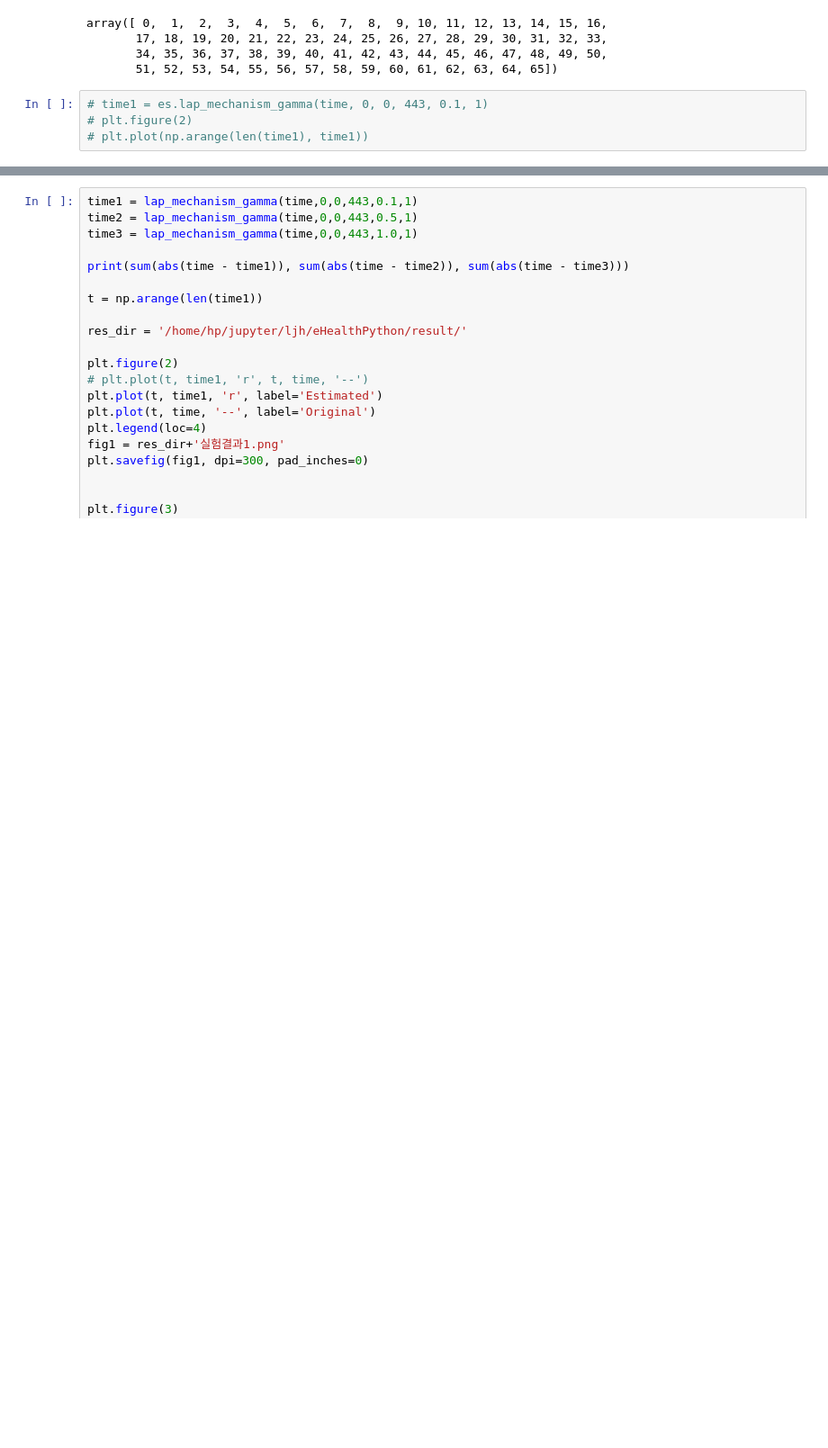
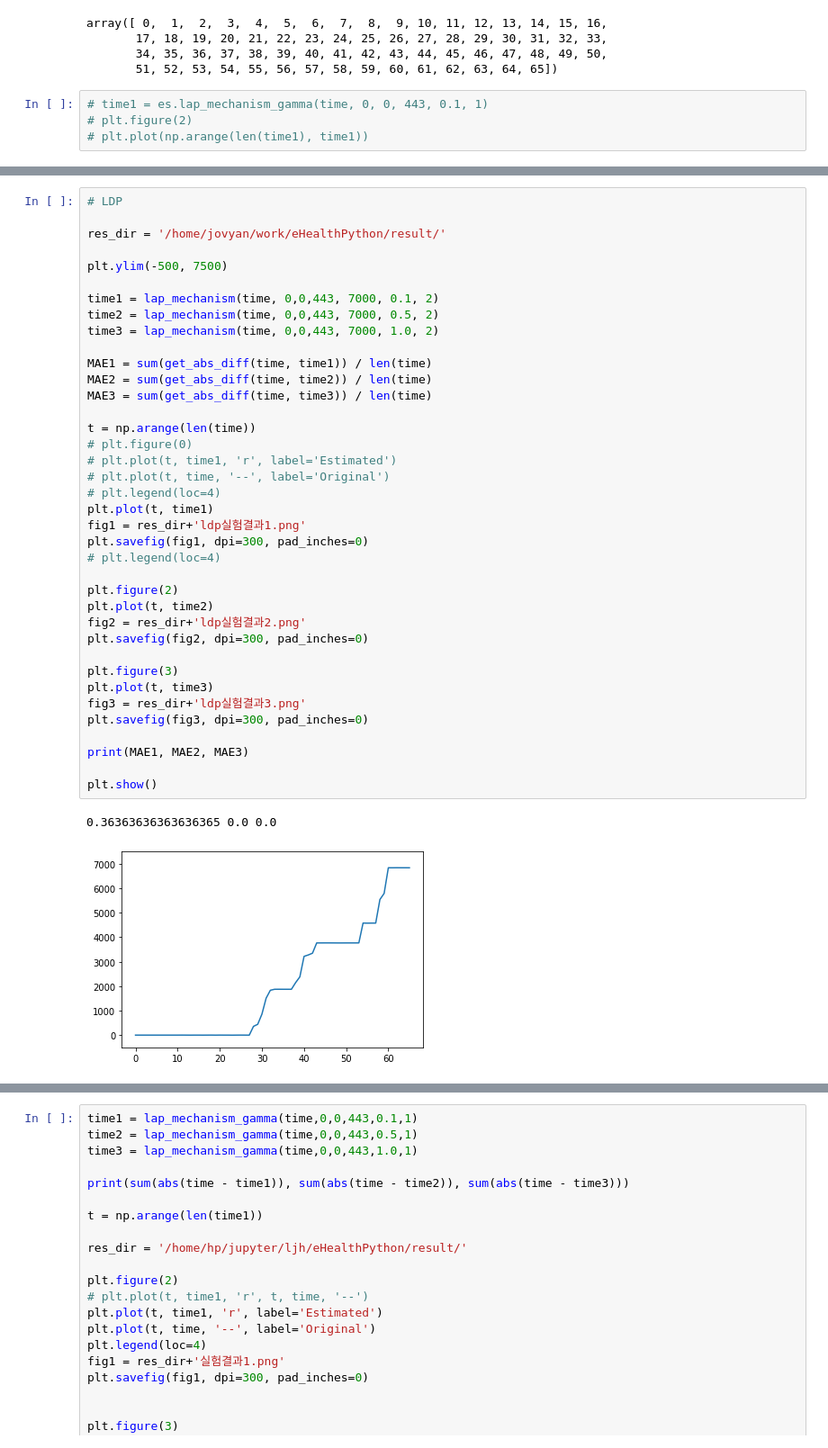
Before and after one commit to dlsrks1218/eHealthPython, a Jupyter notebook: proj/SalientPointDetection.ipynb, the cells around one changed output, grey strips where cells are left out. Shown at 90% size. Drawn from its saved outputs; the diff is of its cells as text; blank space fills up the shorter version.

Commit message:
add exp result

```diff
--- a/proj/SalientPointDetection.ipynb
+++ b/proj/SalientPointDetection.ipynb
@@ -66,0 +112,41 @@ plt.show()
+# %%
+# LDP
+
+res_dir = '/home/jovyan/work/eHealthPython/result/'
+
+plt.ylim(-500, 7500)
+
+time1 = lap_mechanism(time, 0,0,443, 7000, 0.1, 2)
+time2 = lap_mechanism(time, 0,0,443, 7000, 0.5, 2)
+time3 = lap_mechanism(time, 0,0,443, 7000, 1.0, 2)
+
+MAE1 = sum(get_abs_diff(time, time1)) / len(time)
+MAE2 = sum(get_abs_diff(time, time2)) / len(time)
+MAE3 = sum(get_abs_diff(time, time3)) / len(time)
+
+t = np.arange(len(time))
+# plt.figure(0)
+# plt.plot(t, time1, 'r', label='Estimated')
+# plt.plot(t, time, '--', label='Original')
+# plt.legend(loc=4)
+plt.plot(t, time1)
+fig1 = res_dir+'ldp실험결과1.png'
+plt.savefig(fig1, dpi=300, pad_inches=0)
+# plt.legend(loc=4)
+
+plt.figure(2)
+plt.plot(t, time2)
+fig2 = res_dir+'ldp실험결과2.png'
+plt.savefig(fig2, dpi=300, pad_inches=0)
+
+plt.figure(3)
+plt.plot(t, time3)
+fig3 = res_dir+'ldp실험결과3.png'
+plt.savefig(fig3, dpi=300, pad_inches=0)
+
+print(MAE1, MAE2, MAE3)
+
+plt.show()
+# %% [output]
+0.36363636363636365 0.0 0.0
+[figure, added]
```
Also changed, not shown: parts of 7 cells of this notebook, 14 other files.
